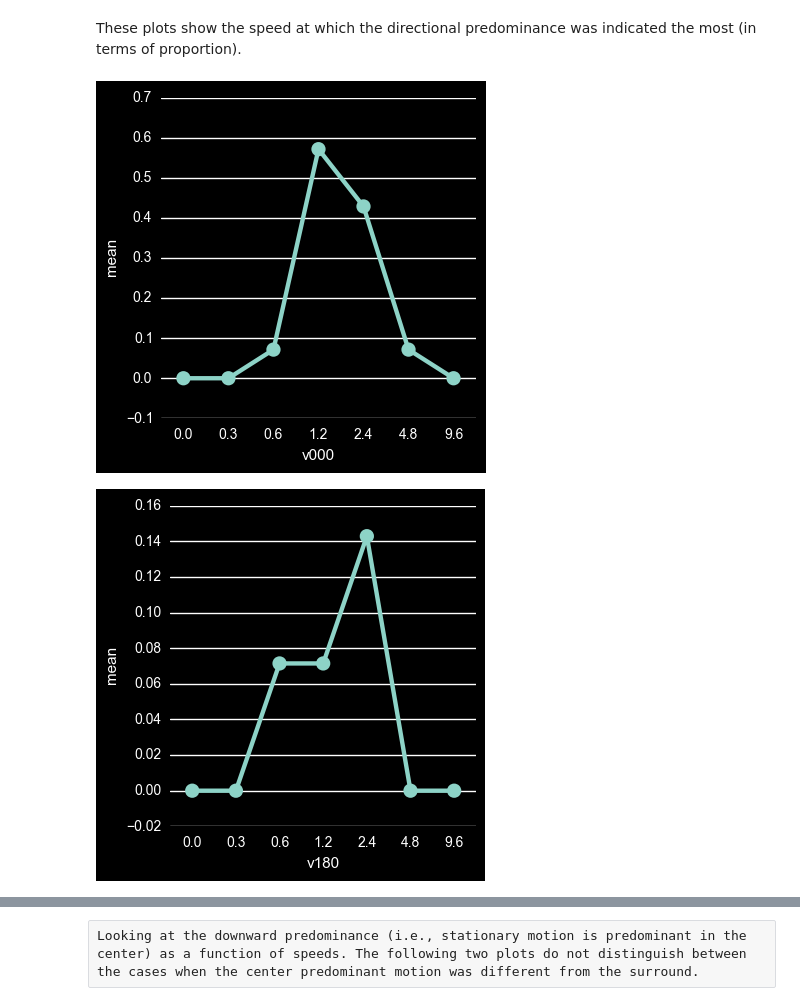
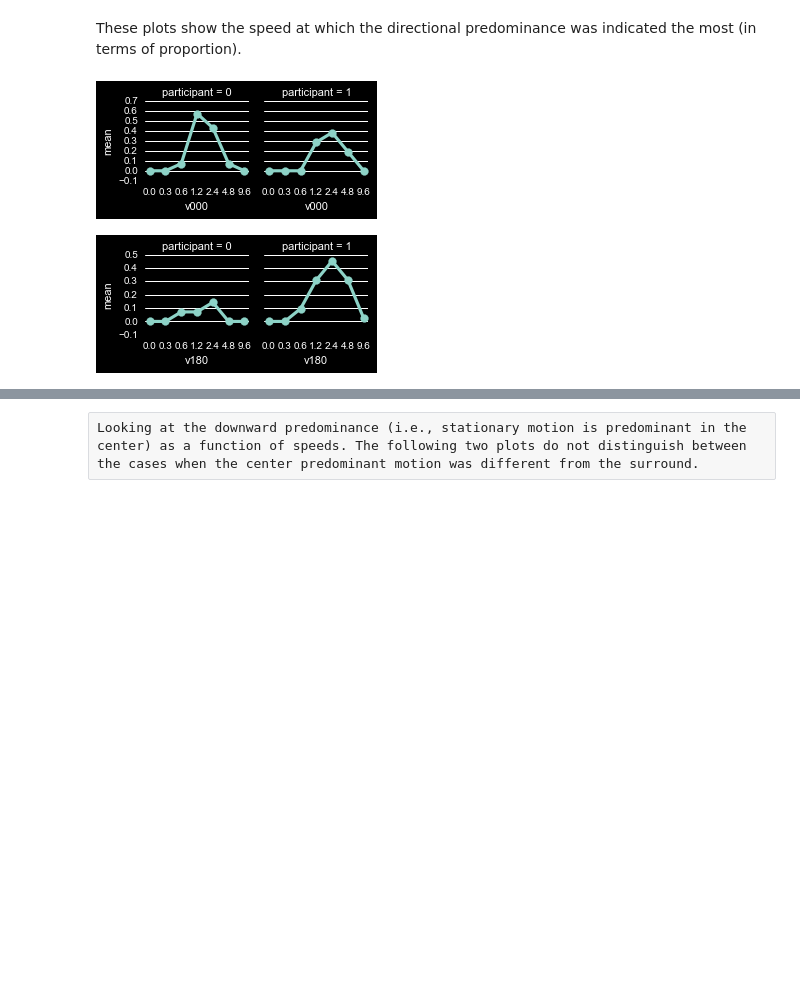
Before and after one commit to egorananyev/mc, a Jupyter notebook: analysis/mcvct.ipynb, the cells around one changed output, grey strips where cells are left out. Cells and saved outputs as stored; diff of their text form; code cells hidden in the pictures; blank space fills up the shorter version.

Commit message:
further progress on ET data analysis

```diff
--- a/analysis/mcvct.ipynb
+++ b/analysis/mcvct.ipynb
@@ -17,11 +17,14 @@ expName = 'mcvct'
 dataDir = os.path.abspath(os.path.join(os.getcwd(), '..', '..', 'data/', expName))
 allSubjDirs = glob.glob(dataDir + '/' + expName + '*')
 #print allSubjDirs
-subjDir = allSubjDirs[0] # this will eventually go through a loop
-#print subjDir
-subjFilePath = glob.glob(subjDir + '/' + expName + '*.csv')[0]
-#print subjFilePath
-ds = pd.read_csv(subjFilePath)
-print ds.head(5)
+ds = pd.DataFrame()
+for subjDir in allSubjDirs:
+    print subjDir
+    subjFilePath = glob.glob(subjDir + '/' + expName + '*.csv')[0]
+    #print subjFilePath
+    #ss = pd.read_csv(subjFilePath)
+    ds = ds.append(pd.read_csv(subjFilePath))
+#print ds.head(5)
+print ds.shape
 print ds.columns
 # %% [output]
@@ -47,6 +45,7 @@ For each participant, plotting the number of left/right/up/down responses throug
 # %%
 ds['vDiffR'] = ds['vR'] - ds['vL']
 ds['nfR'] = ds['nf000'] - ds['nf180']
+ds = ds.reset_index(drop=True) # resetting the index as there are row duplicates
 ds.ix[ds['dirL']==0,'v000'] = ds['vL']
 ds.ix[ds['dirR']==0,'v000'] = ds['vR']
 ds.ix[ds['dirL']==180,'v180'] = ds['vL']
@@ -79,12 +78,10 @@ print ds.head(5)
 # %% [markdown]
 These plots show the speed at which the directional predominance was indicated the most (in terms of proportion).
 # %%
-sumR = ds.groupby('v000', as_index=False)['nf000'].agg([np.sum, np.mean, np.std, np.size]).reset_index()
-sumL = ds.groupby('v180', as_index=False)['nf180'].agg([np.sum, np.mean, np.std, np.size]).reset_index()
-sumR['nf000','v000'] = sumR['v000']
-sumL['nf180','v180'] = sumL['v180']
-g = sns.factorplot(x='v000', y='mean', data=sumR['nf000'])
-g = sns.factorplot(x='v180', y='mean', data=sumL['nf180'])
+sumR = ds.groupby(['v000','participant'], as_index=False)['nf000'].agg([np.sum, np.mean, np.std, np.size]).reset_index()
+sumL = ds.groupby(['v180','participant'], as_index=False)['nf180'].agg([np.sum, np.mean, np.std, np.size]).reset_index()
+g = sns.factorplot(x='v000', y='mean', col='participant', data=sumR, size=2)
+g = sns.factorplot(x='v180', y='mean', col='participant', data=sumL, size=2)
 # %% [output]
-[figure, old version]
+[figure, new version]
-[figure, old version]
+[figure, new version]
```
Also changed, not shown: parts of 9 cells of this notebook.
